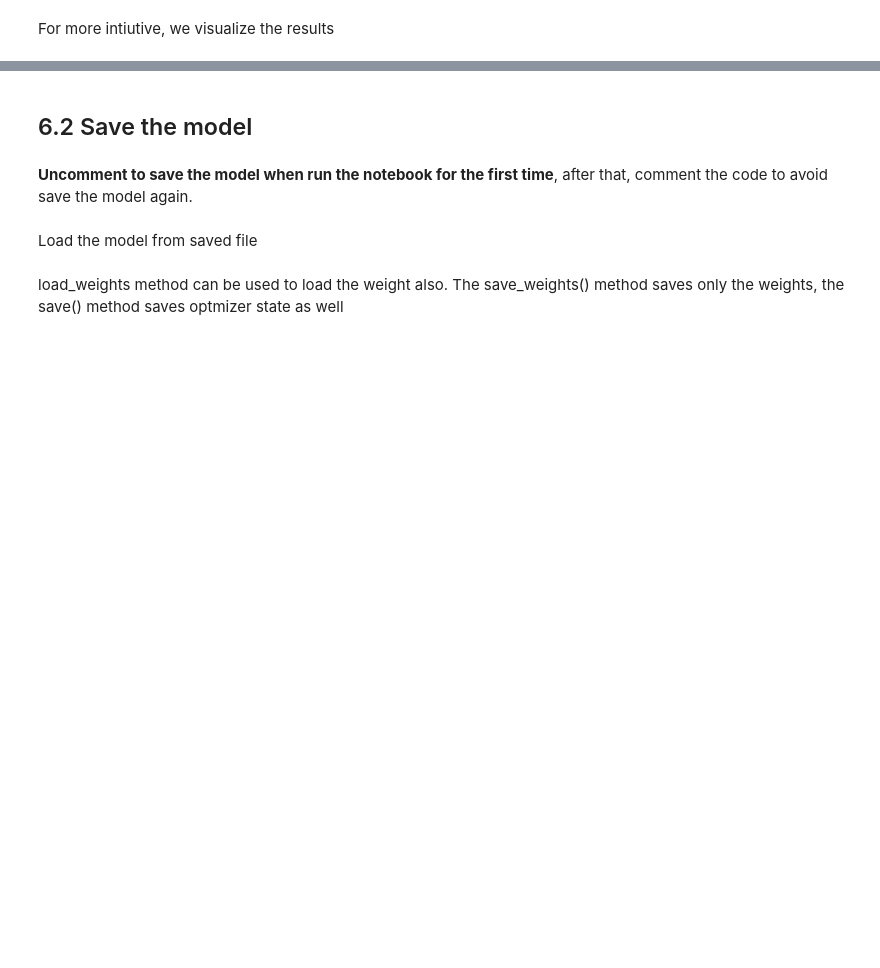
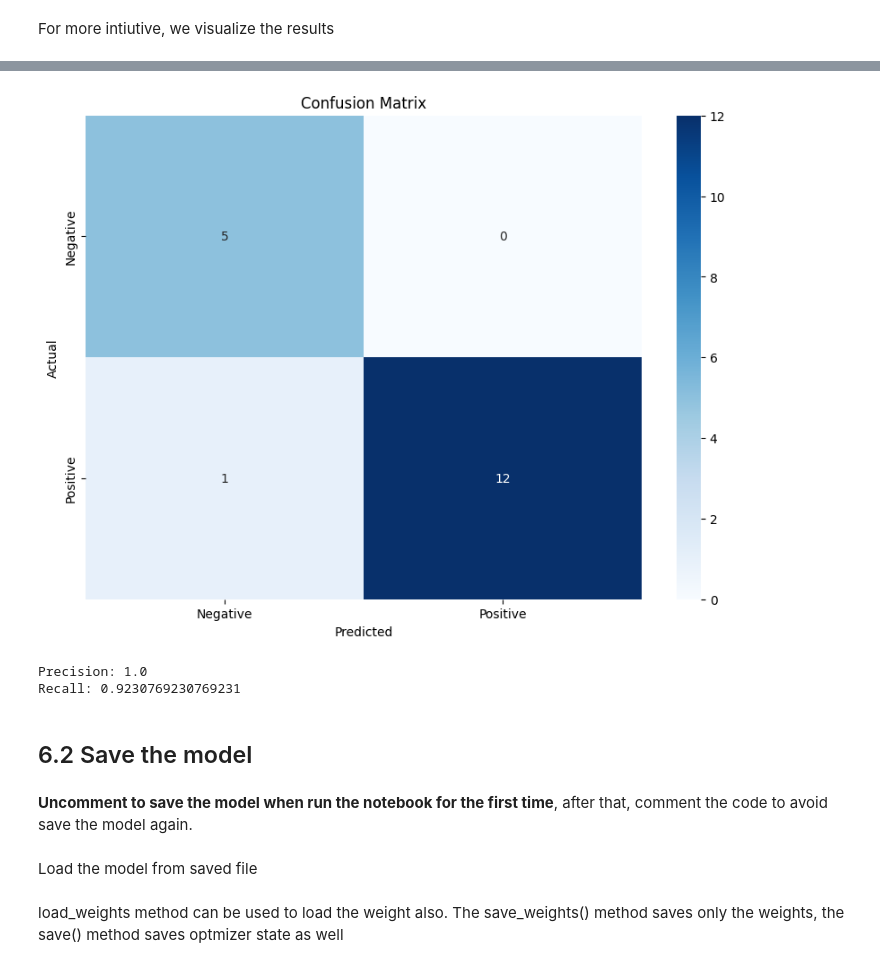
Before and after one commit to chutrunganh/Biometric_IT4432E, a Jupyter notebook: src.ipynb, the cells around one changed output, grey strips where cells are left out. Cells and saved outputs as stored; diff of their text form; code cells hidden in the pictures; blank space fills up the shorter version.

```diff
--- a/src.ipynb
+++ b/src.ipynb
@@ -1275,4 +1295,55 @@ else:
 NOT the same person
+# %%
+# That is the result for an exmample batch, not we apply to the whole test data: draw the cofusion matrix and calculate the precision and recall and als
+from sklearn.metrics import precision_score, recall_score
+from sklearn.metrics import confusion_matrix, precision_score, recall_score
+import seaborn as sns
+
+
+# Create empty lists to store the predictions and labels
+predictions = []
+labels = []
+
+# Loop through the test data
+for batch in test_data:
+    # Get the input images, validation images and labels from a batch
+    input_images, validation_images, test_labels = batch
+    # Make predictions
+    preds = fully_siamese_model([input_images, validation_images])
+    # Append the predictions and labels to the lists
+    predictions.extend(preds)
+    labels.extend(test_labels)
+
+# Convert the lists to numpy arrays
+predictions = np.array(predictions)
+labels = np.array(labels)
+
+# Apply a threshold to the predictions
+threshold = 0.5
+predictions = (predictions > threshold).astype(int)
+
+
+# Calculate the confusion matrix
+cm = confusion_matrix(labels, predictions)
+
+# Plot the confusion matrix
+plt.figure(figsize=(10, 7))
+sns.heatmap(cm, annot=True, fmt='d', cmap='Blues', xticklabels=['Negative', 'Positive'], yticklabels=['Negative', 'Positive'])
+plt.xlabel('Predicted')
+plt.ylabel('Actual')
+plt.title('Confusion Matrix')
+plt.show()
+
+# Calculate precision and recall
+precision = precision_score(labels, predictions)
+recall = recall_score(labels, predictions)
+
+print(f'Precision: {precision}')
+print(f'Recall: {recall}')
+# %% [output]
+[figure, added]
+Precision: 1.0
+Recall: 0.9230769230769231
 # %% [markdown]
 ## 6.2 Save the model
 # %% [markdown]
```
Also changed, not shown: parts of 28 cells of this notebook, 1 other file.
